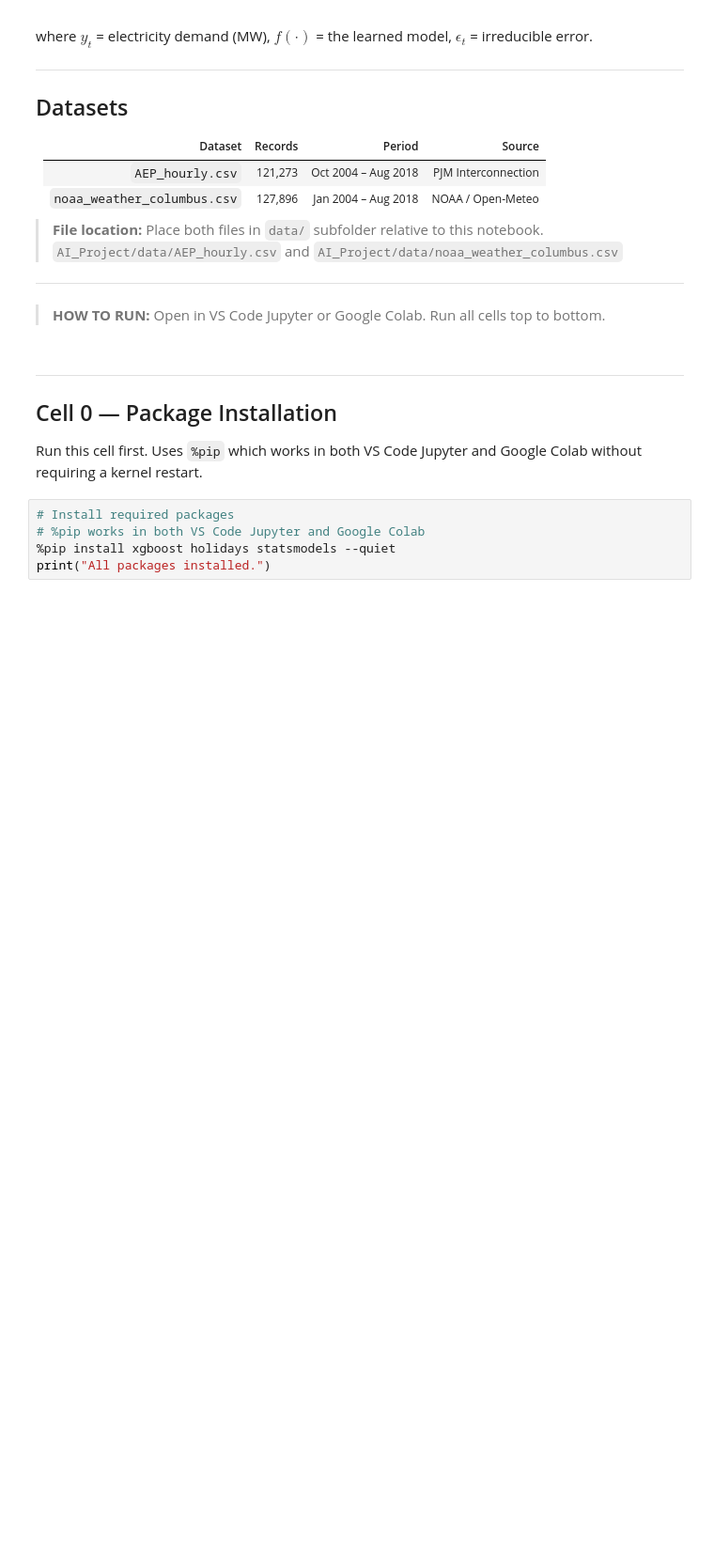
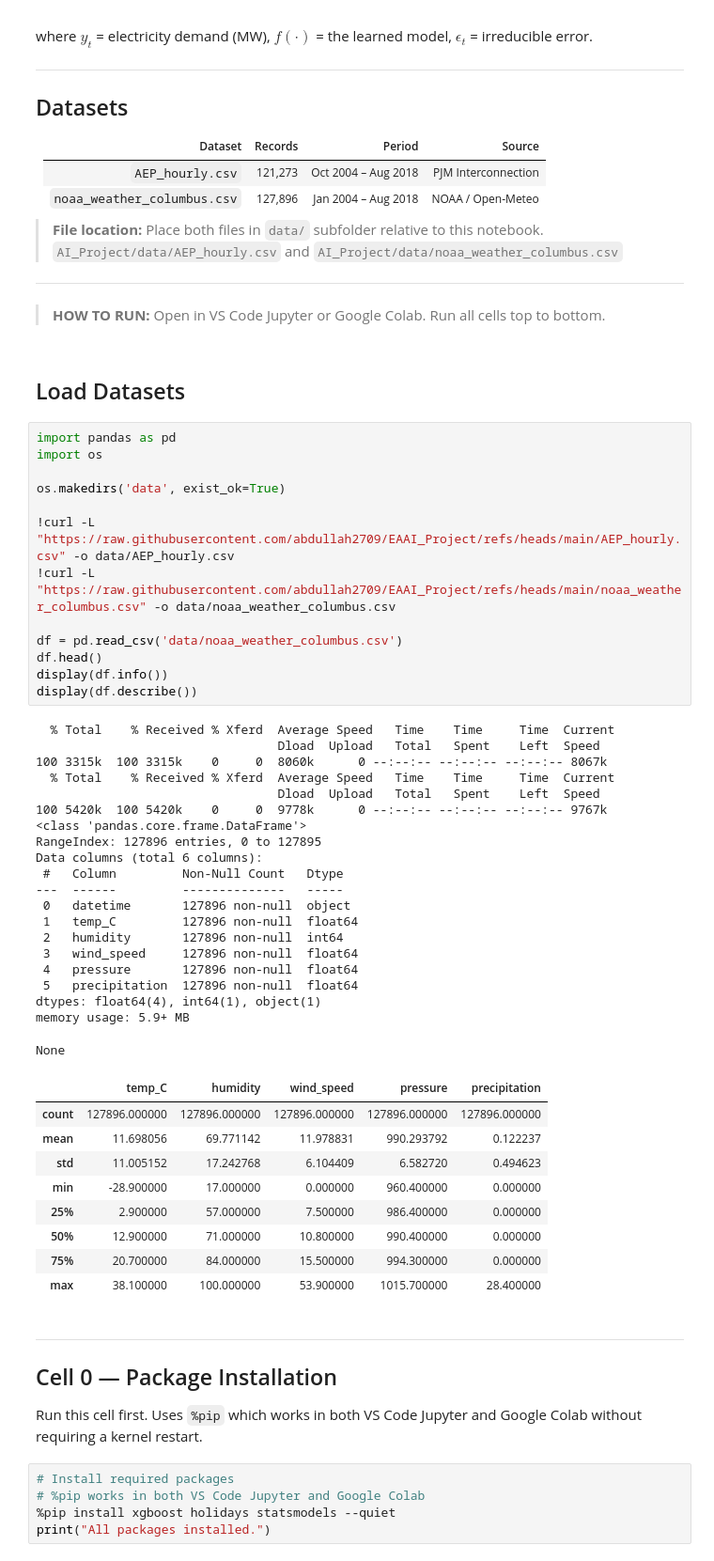
Before and after one commit to abdullah2709/EAAI_Project, a Jupyter notebook: Energy_Forecasting_EAAI_Project_(1).ipynb, the cells around one changed output. Shown at 94% size. Saved outputs shown, nothing was run; the diff lists cells and outputs as text; blank space fills up the shorter version.

```diff
--- a/Energy_Forecasting_EAAI_Project_(1).ipynb
+++ b/Energy_Forecasting_EAAI_Project_(1).ipynb
@@ -69,6 +69,51 @@ where $y_t$ = electricity demand (MW), $f(\cdot)$ = the learned model, $\epsilon
 ---
 
 > **HOW TO RUN:** Open in VS Code Jupyter or Google Colab. Run all cells top to bottom.
+# %% [markdown]
+## Load Datasets
+# %%
+import pandas as pd
+import os
+
+os.makedirs('data', exist_ok=True)
+
+!curl -L "https://raw.githubusercontent.com/abdullah2709/EAAI_Project/refs/heads/main/AEP_hourly.csv" -o data/AEP_hourly.csv
+!curl -L "https://raw.githubusercontent.com/abdullah2709/EAAI_Project/refs/heads/main/noaa_weather_columbus.csv" -o data/noaa_weather_columbus.csv
+
+df = pd.read_csv('data/noaa_weather_columbus.csv')
+df.head()
+display(df.info())
+display(df.describe())
+# %% [output]
+  % Total    % Received % Xferd  Average Speed   Time    Time     Time  Current
+                                 Dload  Upload   Total   Spent    Left  Speed
+100 3315k  100 3315k    0     0  8060k      0 --:--:-- --:--:-- --:--:-- 8067k
+  % Total    % Received % Xferd  Average Speed   Time    Time     Time  Current
+                                 Dload  Upload   Total   Spent    Left  Speed
+100 5420k  100 5420k    0     0  9778k      0 --:--:-- --:--:-- --:--:-- 9767k
+<class 'pandas.core.frame.DataFrame'>
+RangeIndex: 127896 entries, 0 to 127895
+Data columns (total 6 columns):
+ #   Column         Non-Null Count   Dtype
+---  ------         --------------   -----
+ 0   datetime       127896 non-null  object
+ 1   temp_C         127896 non-null  float64
+ 2   humidity       127896 non-null  int64
+ 3   wind_speed     127896 non-null  float64
+ 4   pressure       127896 non-null  float64
+ 5   precipitation  127896 non-null  float64
+dtypes: float64(4), int64(1), object(1)
+memory usage: 5.9+ MB
+None
+|  | temp_C | humidity | wind_speed | pressure | precipitation |
+| count | 127896.000000 | 127896.000000 | 127896.000000 | 127896.000000 | 127896.000000 |
+| mean | 11.698056 | 69.771142 | 11.978831 | 990.293792 | 0.122237 |
+| std | 11.005152 | 17.242768 | 6.104409 | 6.582720 | 0.494623 |
+| min | -28.900000 | 17.000000 | 0.000000 | 960.400000 | 0.000000 |
+| 25% | 2.900000 | 57.000000 | 7.500000 | 986.400000 | 0.000000 |
+| 50% | 12.900000 | 71.000000 | 10.800000 | 990.400000 | 0.000000 |
+| 75% | 20.700000 | 84.000000 | 15.500000 | 994.300000 | 0.000000 |
+| max | 38.100000 | 100.000000 | 53.900000 | 1015.700000 | 28.400000 |
 # %% [markdown]
 ---
 ## Cell 0 — Package Installation
```
